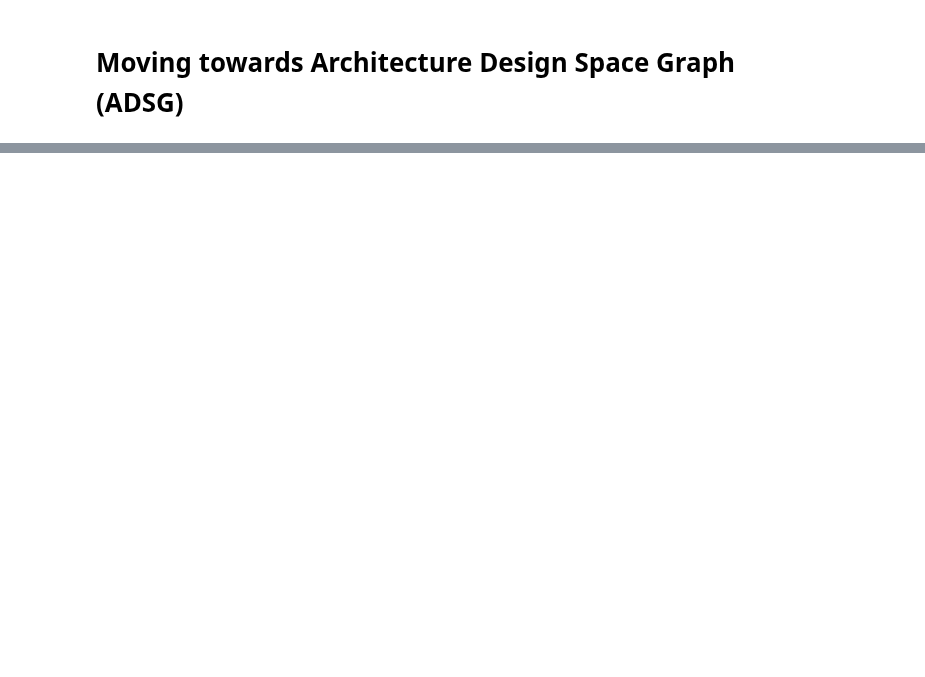
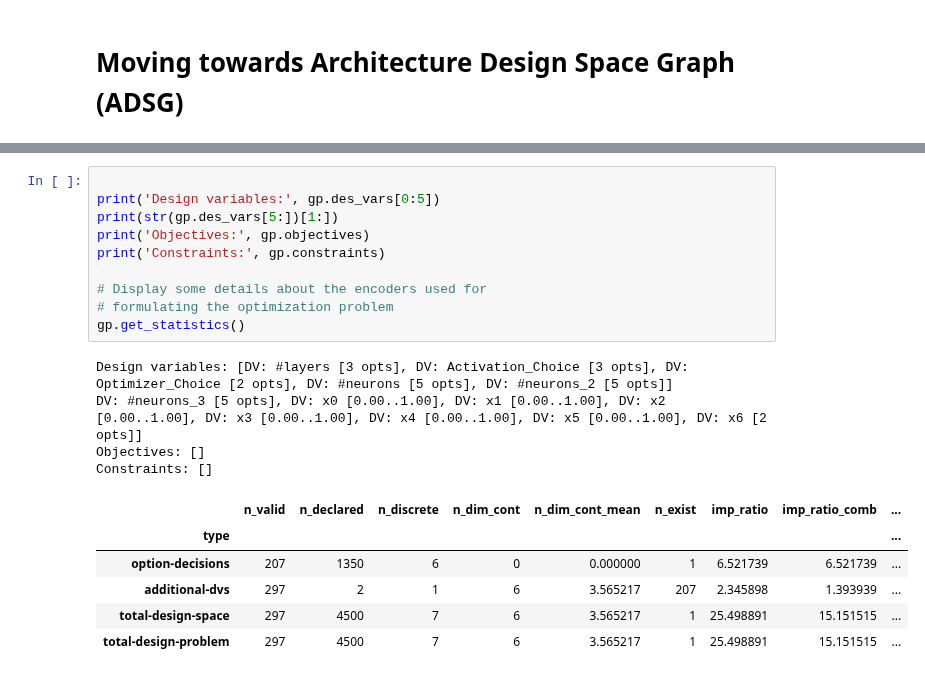
Before and after one commit to SMTorg/smt, a Jupyter notebook: tutorial/SMT_DesignSpace_example.ipynb, the cells around one changed output, grey strips where cells are left out. Cells and saved outputs as stored; diff of their text form; blank space fills up the shorter version.

Commit message:
update design space utils

```diff
--- a/tutorial/SMT_DesignSpace_example.ipynb
+++ b/tutorial/SMT_DesignSpace_example.ipynb
@@ -325,2 +329,23 @@ adsg.render()
 # %% [output]
 [interactive output not drawn]
+# %%
+
+print('Design variables:', gp.des_vars[0:5])
+print(str(gp.des_vars[5:])[1:])
+print('Objectives:', gp.objectives)
+print('Constraints:', gp.constraints)
+
+# Display some details about the encoders used for
+# formulating the optimization problem
+gp.get_statistics()
+# %% [output]
+Design variables: [DV: #layers [3 opts], DV: Activation_Choice [3 opts], DV: Optimizer_Choice [2 opts], DV: #neurons [5 opts], DV: #neurons_2 [5 opts]]
+DV: #neurons_3 [5 opts], DV: x0 [0.00..1.00], DV: x1 [0.00..1.00], DV: x2 [0.00..1.00], DV: x3 [0.00..1.00], DV: x4 [0.00..1.00], DV: x5 [0.00..1.00], DV: x6 [2 opts]]
+Objectives: []
+Constraints: []
+|  | n_valid | n_declared | n_discrete | n_dim_cont | n_dim_cont_mean | n_exist | imp_ratio | imp_ratio_comb | ... |
+| type |  |  |  |  |  |  |  |  | ... |
+| option-decisions | 207 | 1350 | 6 | 0 | 0.000000 | 1 | 6.521739 | 6.521739 | ... |
+| additional-dvs | 297 | 2 | 1 | 6 | 3.565217 | 207 | 2.345898 | 1.393939 | ... |
+| total-design-space | 297 | 4500 | 7 | 6 | 3.565217 | 1 | 25.498891 | 15.151515 | ... |
+| total-design-problem | 297 | 4500 | 7 | 6 | 3.565217 | 1 | 25.498891 | 15.151515 | ... |
```
Also changed, not shown: parts of 7 cells of this notebook, 2 other files.
